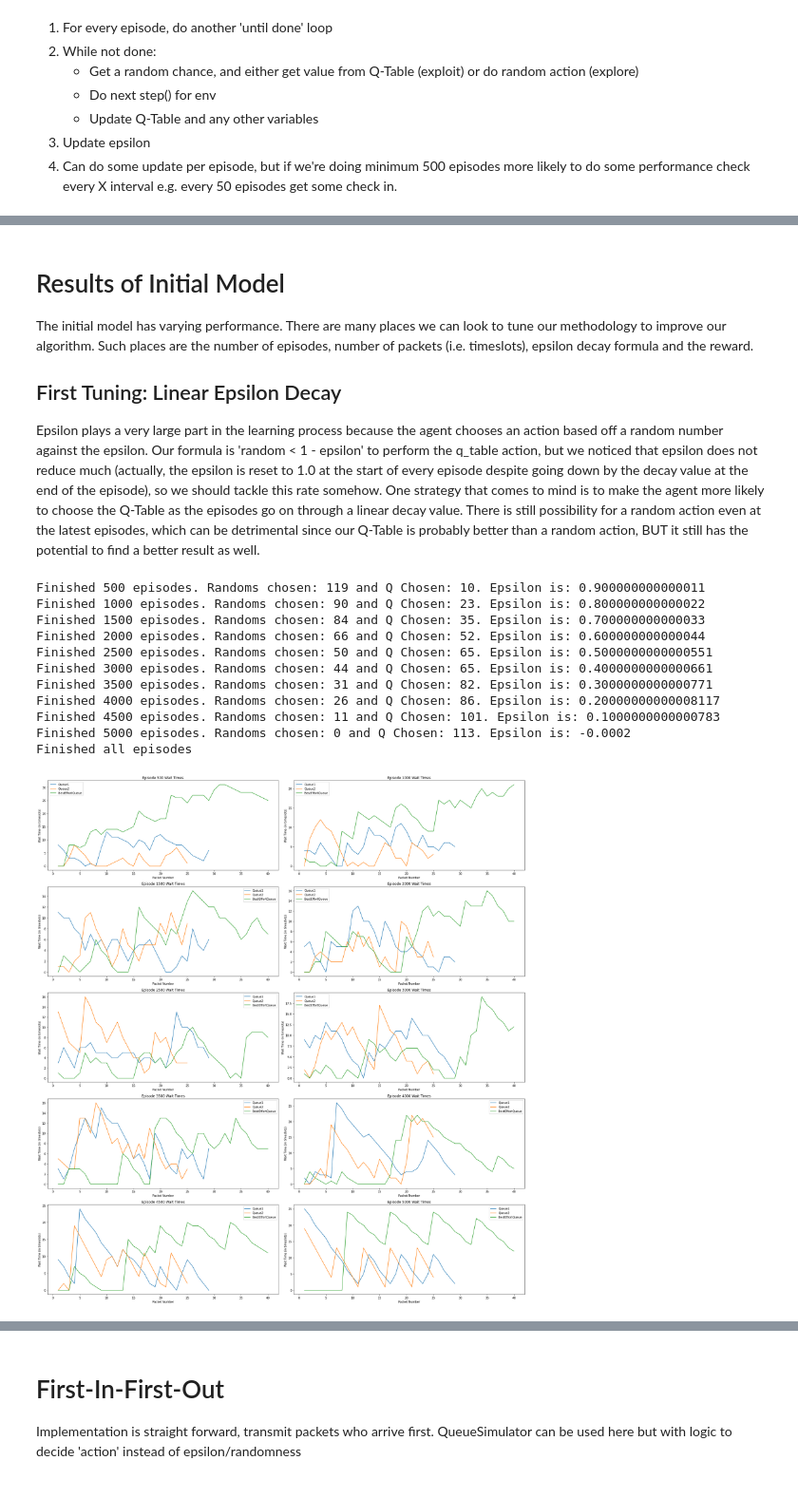
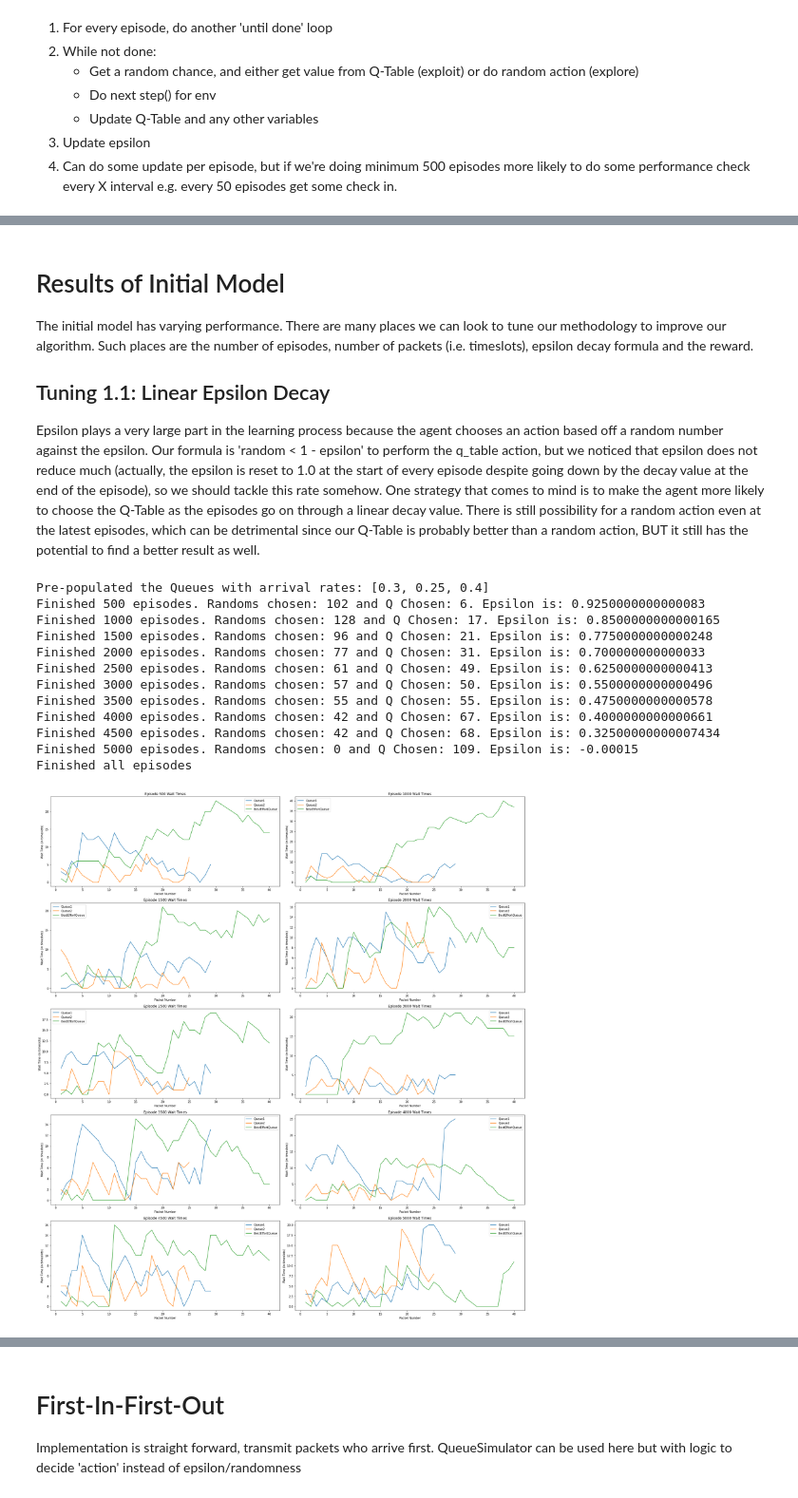
Before and after one commit to s3719678/ML_A2, a Jupyter notebook: notebooks/duc.ipynb, the cells around one changed output, grey strips where cells are left out. Shown at 95% size. Cells and saved outputs as stored; diff of their text form; code cells hidden in the pictures.

Commit message:
initial tune on epsilon

```diff
--- a/notebooks/duc.ipynb
+++ b/notebooks/duc.ipynb
@@ -33,5 +33,8 @@ TEST_INTERVAL = 500
 
 MAX_TIMESLOTS = 100
 MAX_WAIT_STATE = 50 #used as upper limit in q-table
+
+default_arrival_rates = [0.3, 0.25, 0.4]
+MEAN_DELAY_REQUIREMENTS = [6, 4, np.inf]
 # %% [output]
 Requirement already satisfied: gym in /home/ec2-user/anaconda3/envs/python3/lib/python3.6/site-packages (0.18.3)
@@ -235,7 +232,8 @@ def q_learning_initial(env, q_table):
     env.close()
     return q_table
 
-env = QueueSimulator(arrival_rates, mean_delay_requirements, queues_finished_timeslots)
+populated_queues = prepopulate_queues(default_arrival_rates)
+env = QueueSimulator(default_arrival_rates, MEAN_DELAY_REQUIREMENTS, populated_queues)
 q_table = create_q_table()
 result_q_table = q_learning_initial(env, q_table)
 # %% [output]
@@ -286,7 +285,7 @@ graph_q_learning_wait_times(env)
 # Results of Initial Model
 The initial model has varying performance. There are many places we can look to tune our methodology to improve our algorithm. Such places are the number of episodes, number of packets (i.e. timeslots), epsilon decay formula and the reward.
 
-## First Tuning: Linear Epsilon Decay
+## Tuning 1.1: Linear Epsilon Decay
 Epsilon plays a very large part in the learning process because the agent chooses an action based off a random number against the epsilon. Our formula is 'random < 1 - epsilon' to perform the q_table action, but we noticed that epsilon does not reduce much (actually, the epsilon is reset to 1.0 at the start of every episode despite going down by the decay value at the end of the episode), so we should tackle this rate somehow.
 One strategy that comes to mind is to make the agent more likely to choose the Q-Table as the episodes go on through a linear decay value.
 There is still possibility for a random action even at the latest episodes, which can be detrimental since our Q-Table is probably better than a random action, BUT it still has the potential to find a better result as well.
@@ -294,7 +293,7 @@ There is still possibility for a random action even at the latest episodes, whic
 def q_learning_epsilon_linear(env, q_table):
     # Start decaying from ep1, and instead of stopping around halfway, do not stop (to see how effective our q-table becomes as episodes go on)
     epsilon = EPSILON
-    epsi_decay_value = 0.0002
+    epsi_decay_value = (0.75/EPISODES)
 
     random_chosen = 0
     q_chosen = 0
@@ -320,43 +319,45 @@ def q_learning_epsilon_linear(env, q_table):
                 q_chosen += 1
 
             # Get the next state, reward, new done value, and info (not sure what this is)
             # Also, in early episodes the queues can wait for very long times. Put a limit on the wait times in new_state
             new_state, reward, done, info = env.step(action)
             new_state = max_limit_state(new_state)
 
             # Update QTable and calc reward. Not sure why current_q in example is 'discretState+(action,)'
             new_max_q = np.max(q_table[new_state])
             current_q = q_table[new_state][action]
             q_table[new_state][action] = (1 - LEARNING_RATE)*current_q + LEARNING_RATE*(reward + DISCOUNT*new_max_q)
 
             state = new_state
             steps += 1
 
         epsilon -= epsi_decay_value
 
         # Print progress every X episodes
         if episode % TEST_INTERVAL == 0 and episode != 0:
             print('Finished {0} episodes. Randoms chosen: {1} and Q Chosen: {2}. Epsilon is: {3}'.format(episode, random_chosen, q_chosen, epsilon))
 
     print('Finished all episodes')
     env.close()
     return q_table
 
-env = QueueSimulator(arrival_rates, mean_delay_requirements, queues_finished_timeslots)
+populated_queues = prepopulate_queues(default_arrival_rates)
+env = QueueSimulator(default_arrival_rates, MEAN_DELAY_REQUIREMENTS, populated_queues)
 q_table = create_q_table()
 result_q_table = q_learning_epsilon_linear(env, q_table)
 graph_q_learning_wait_times(env)
 # %% [output]
-Finished 500 episodes. Randoms chosen: 119 and Q Chosen: 10. Epsilon is: 0.900000000000011
-Finished 1000 episodes. Randoms chosen: 90 and Q Chosen: 23. Epsilon is: 0.800000000000022
-Finished 1500 episodes. Randoms chosen: 84 and Q Chosen: 35. Epsilon is: 0.700000000000033
-Finished 2000 episodes. Randoms chosen: 66 and Q Chosen: 52. Epsilon is: 0.600000000000044
-Finished 2500 episodes. Randoms chosen: 50 and Q Chosen: 65. Epsilon is: 0.5000000000000551
-Finished 3000 episodes. Randoms chosen: 44 and Q Chosen: 65. Epsilon is: 0.4000000000000661
-Finished 3500 episodes. Randoms chosen: 31 and Q Chosen: 82. Epsilon is: 0.3000000000000771
-Finished 4000 episodes. Randoms chosen: 26 and Q Chosen: 86. Epsilon is: 0.20000000000008117
-Finished 4500 episodes. Randoms chosen: 11 and Q Chosen: 101. Epsilon is: 0.1000000000000783
-Finished 5000 episodes. Randoms chosen: 0 and Q Chosen: 113. Epsilon is: -0.0002
+Pre-populated the Queues with arrival rates: [0.3, 0.25, 0.4]
+Finished 500 episodes. Randoms chosen: 102 and Q Chosen: 6. Epsilon is: 0.9250000000000083
+Finished 1000 episodes. Randoms chosen: 128 and Q Chosen: 17. Epsilon is: 0.8500000000000165
+Finished 1500 episodes. Randoms chosen: 96 and Q Chosen: 21. Epsilon is: 0.7750000000000248
+Finished 2000 episodes. Randoms chosen: 77 and Q Chosen: 31. Epsilon is: 0.700000000000033
+Finished 2500 episodes. Randoms chosen: 61 and Q Chosen: 49. Epsilon is: 0.6250000000000413
+Finished 3000 episodes. Randoms chosen: 57 and Q Chosen: 50. Epsilon is: 0.5500000000000496
+Finished 3500 episodes. Randoms chosen: 55 and Q Chosen: 55. Epsilon is: 0.4750000000000578
+Finished 4000 episodes. Randoms chosen: 42 and Q Chosen: 67. Epsilon is: 0.4000000000000661
+Finished 4500 episodes. Randoms chosen: 42 and Q Chosen: 68. Epsilon is: 0.32500000000007434
+Finished 5000 episodes. Randoms chosen: 0 and Q Chosen: 109. Epsilon is: -0.00015
 Finished all episodes
-[figure, old version]
+[figure, new version]
 # %% [markdown]
```
Also changed, not shown: parts of 10 cells of this notebook.
